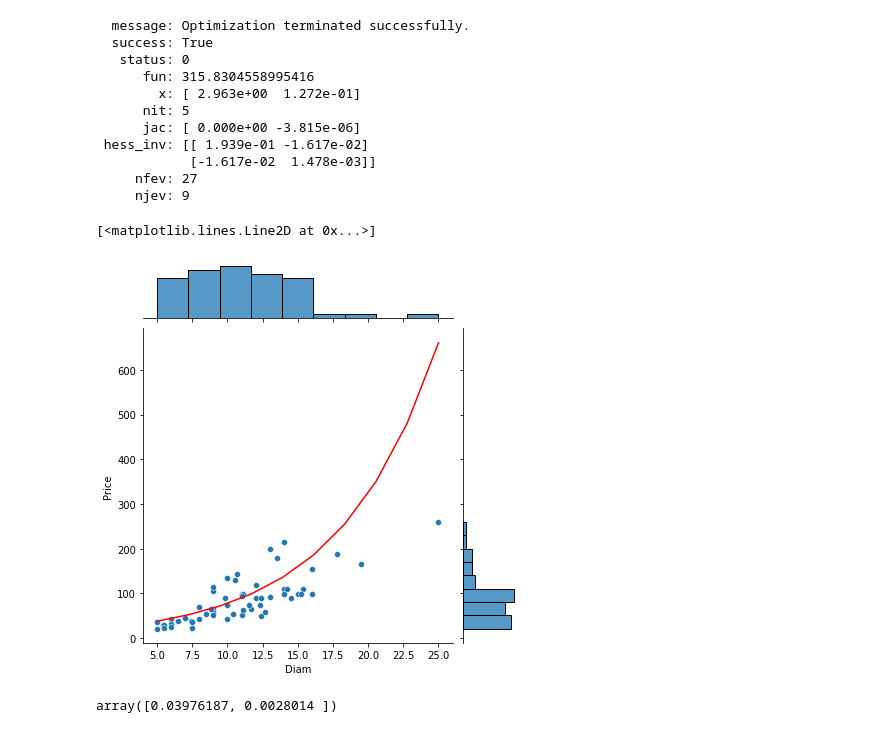
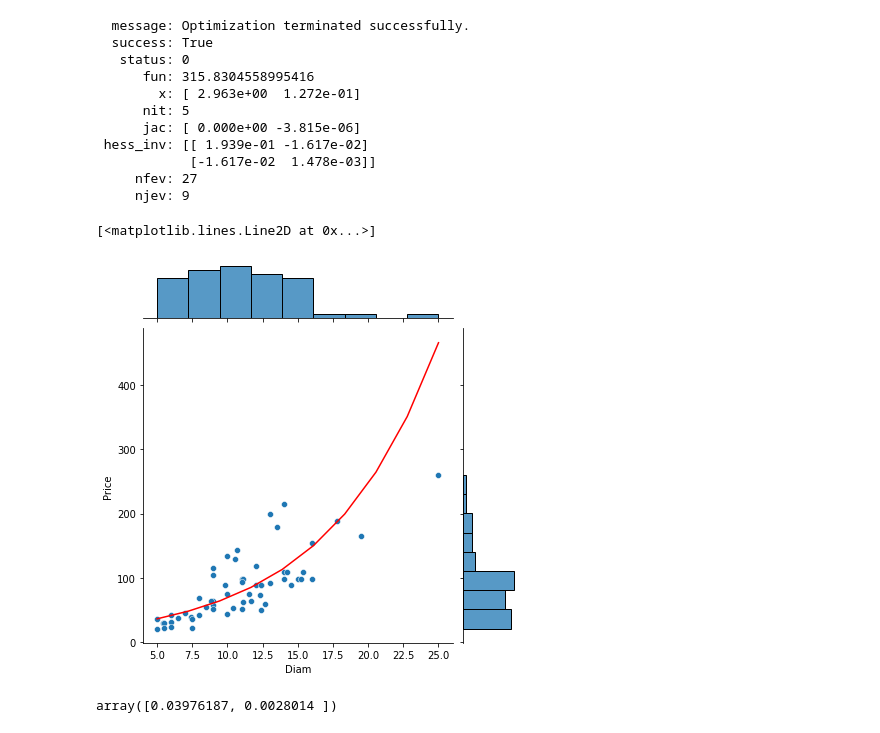
Before and after one commit to DamianPiuselli/estadistica-e-inferencia-I, a Jupyter notebook: guia3.ipynb, the cells around one changed output. Saved outputs shown, nothing was run; the diff lists cells and outputs as text; code cells hidden in the pictures.

```diff
--- a/guia3.ipynb
+++ b/guia3.ipynb
@@ -185,10 +185,10 @@ diam_linspace = np.linspace(data2["Diam"].min(), data2["Diam"].max(), 10)
 X2_ = np.column_stack((np.ones(len(diam_linspace)), diam_linspace))
 # %%
 sns.jointplot(x="Diam", y="Price", data=data2)
-plt.plot(diam_linspace, np.exp(np.dot(X2_, result.x[0:-1])), color="red")
+plt.plot(diam_linspace, np.exp(np.dot(X2_, result.x)), color="red")
 # %% [output]
 [<matplotlib.lines.Line2D at 0x...>]
-[figure, old version]
+[figure, new version]
 # %%
 W = np.diag(np.exp(np.dot(X2, result.x)))
 
```
Also changed, not shown: parts of 1 cell of this notebook, 1 other file.
